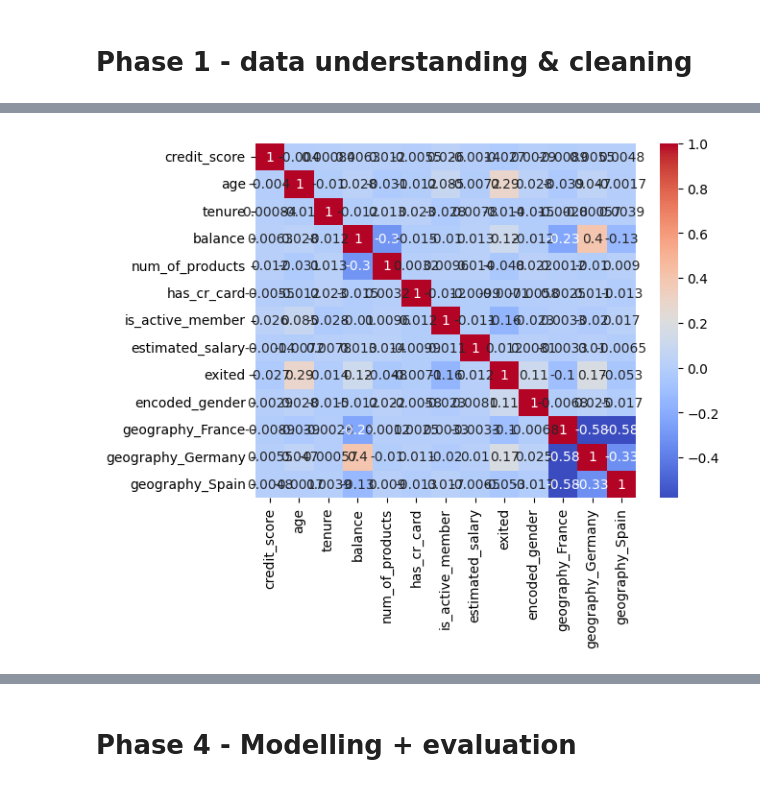
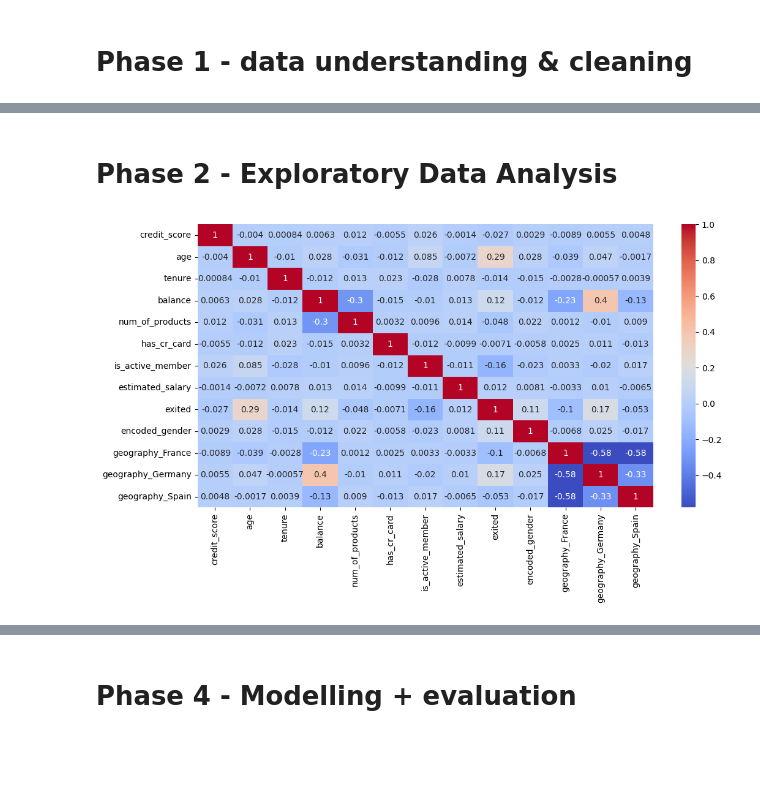
Before and after one commit to amieranazriey/Bank-Customer-Churn-Prediction-Project, a Jupyter notebook: notebooks/bank_churn_analysis.ipynb, the cells around one changed output, grey strips where cells are left out. Drawn from its saved outputs; the diff is of its cells as text; code cells hidden in the pictures; blank space fills up the shorter version.

```diff
--- a/notebooks/bank_churn_analysis.ipynb
+++ b/notebooks/bank_churn_analysis.ipynb
@@ -169,10 +221,13 @@ df.tail(20)
+# %% [markdown]
+# Phase 2 - Exploratory Data Analysis
 # %%
 # heat map to check relationship between columns
 import seaborn as sns
 import matplotlib.pyplot as plt
 
 corr = df.corr()
-sns.heatmap(corr, annot=True, cmap='coolwarm')
+fig, ax = plt.subplots(figsize=(12, 6))
+sns.heatmap(corr, annot=True, ax=ax, cmap='coolwarm')
 plt.show()
 # %% [output]
-[figure, old version]
+[figure, new version]
```
Also changed, not shown: parts of 26 cells of this notebook.
